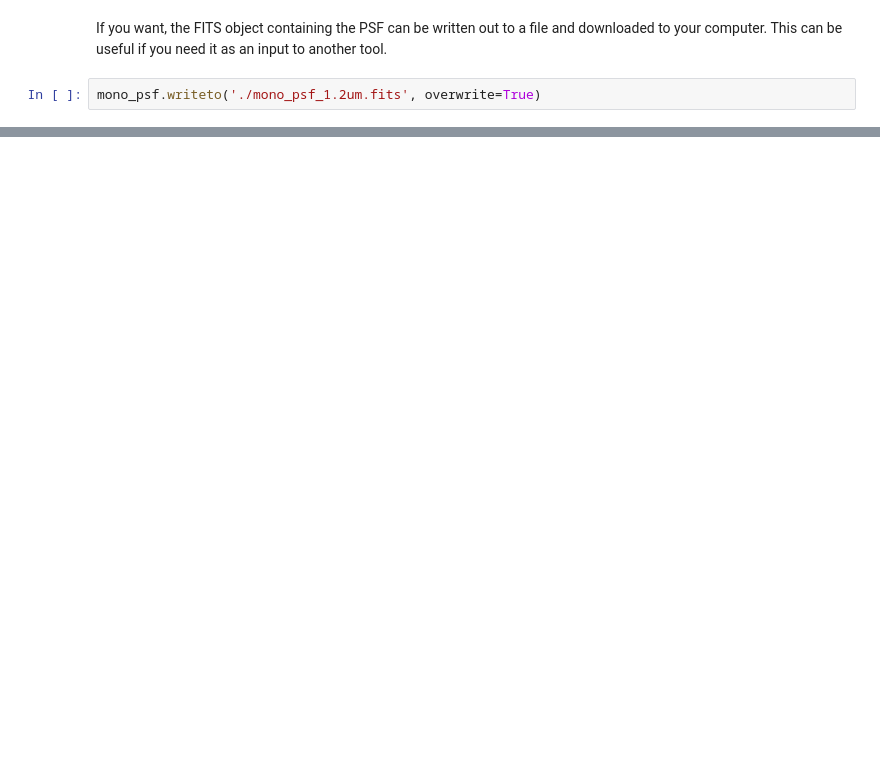
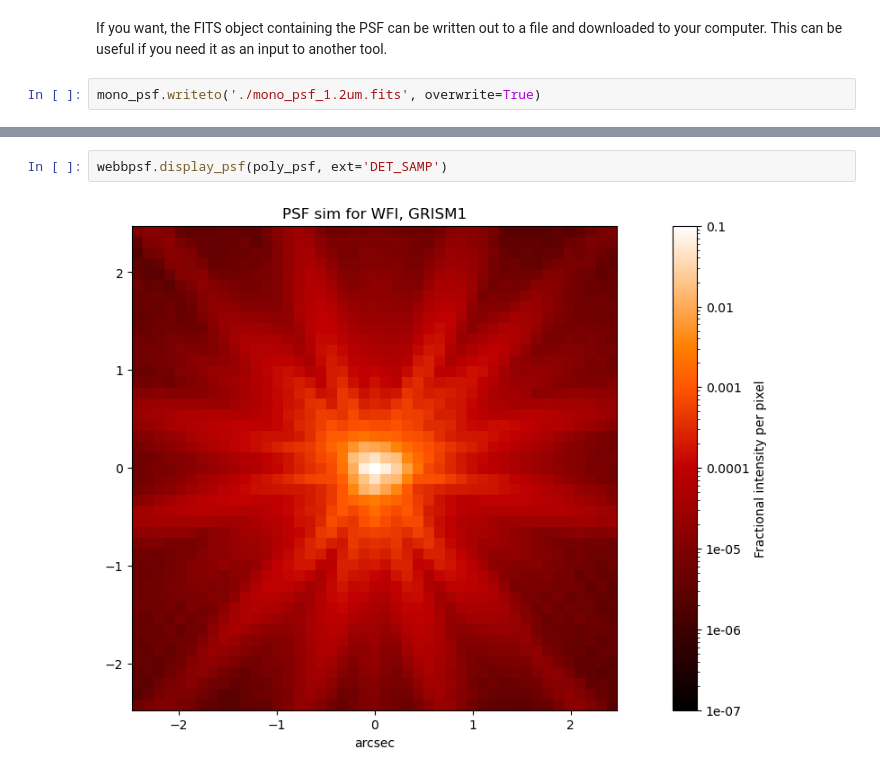
Before and after one commit to spacetelescope/webbpsf, a Jupyter notebook: notebooks/WebbPSF-Roman_Tutorial.ipynb, the cells around one changed output, grey strips where cells are left out. Saved outputs shown, nothing was run; the diff lists cells and outputs as text; blank space fills up the shorter version.

```diff
--- a/notebooks/WebbPSF-Roman_Tutorial.ipynb
+++ b/notebooks/WebbPSF-Roman_Tutorial.ipynb
@@ -162,0 +142,4 @@ Keep working in this notebook, if you like! For reference, there's always a [pri
+# %%
+webbpsf.display_psf(poly_psf, ext='DET_SAMP')
+# %% [output]
+[figure, added]
```
Also changed, not shown: parts of 13 cells of this notebook.
